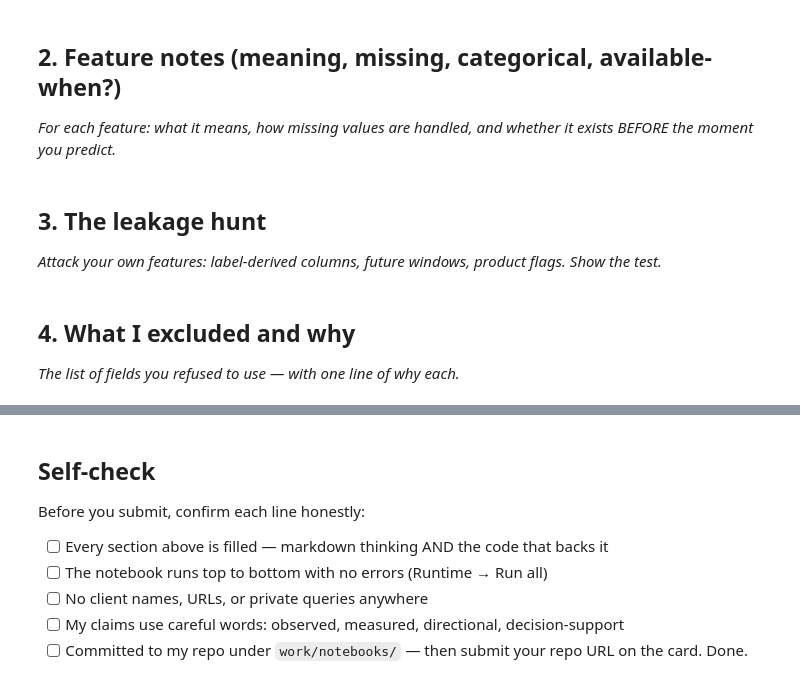
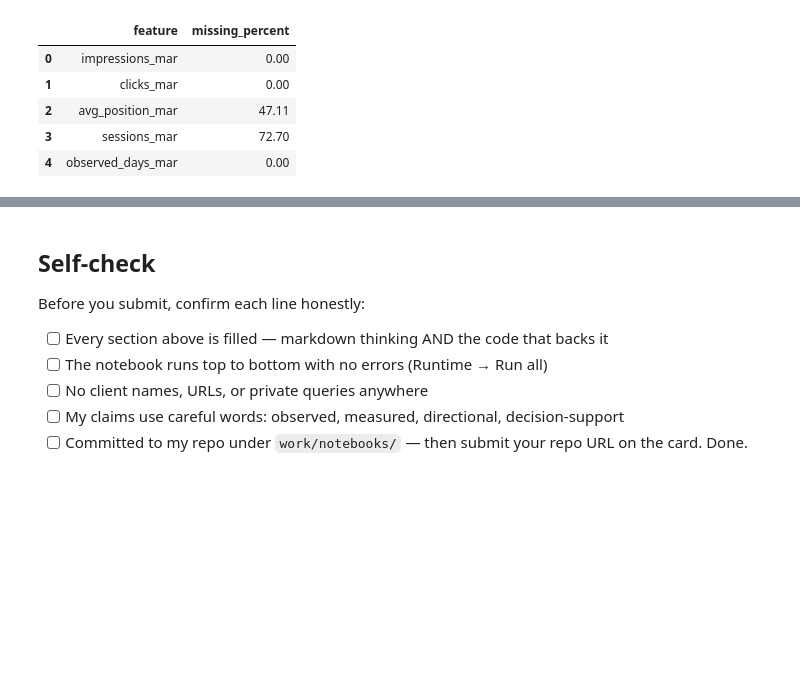
Before and after one commit to krithi-ks/flyrankAI-ML, a Jupyter notebook: work/notebooks/w03_feature_leakage_check.ipynb, the cells around one changed output, grey strips where cells are left out. Saved outputs shown, nothing was run; the diff lists cells and outputs as text; code cells hidden in the pictures; blank space fills up the shorter version.

```diff
--- a/work/notebooks/w03_feature_leakage_check.ipynb
+++ b/work/notebooks/w03_feature_leakage_check.ipynb
@@ -13,7 +148,27 @@ This skeleton is yours to fill. Work the sections **in order** — each one has
 # %%
 # This cell is for CODE (numbers, a query, a check).
 # Write your text answer in the cell ABOVE this one — typing sentences here breaks Run All.
+
+# Check missingness in the five features.
+
+feature_missingness = five_features[
+    [
+        "impressions_mar",
+        "clicks_mar",
+        "avg_position_mar",
+        "sessions_mar",
+        "observed_days_mar"
+    ]
+].isna().mean().mul(100).round(2)
+
+missingness_check = feature_missingness.reset_index()
+missingness_check.columns = ["feature", "missing_percent"]
+
+display(missingness_check)
+# %% [output]
+|  | feature | missing_percent |
+| 0 | impressions_mar | 0.00 |
+| 1 | clicks_mar | 0.00 |
+| 2 | avg_position_mar | 47.11 |
+| 3 | sessions_mar | 72.70 |
+| 4 | observed_days_mar | 0.00 |
-# %% [markdown]
-## 2. Feature notes (meaning, missing, categorical, available-when?)
-
-*For each feature: what it means, how missing values are handled, and whether it exists BEFORE the moment you predict.*
@@ -23,4 +174,0 @@ This skeleton is yours to fill. Work the sections **in order** — each one has
-# %% [markdown]
-## 3. The leakage hunt
-
-*Attack your own features: label-derived columns, future windows, product flags. Show the test.*
@@ -30,4 +174,0 @@ This skeleton is yours to fill. Work the sections **in order** — each one has
-# %% [markdown]
-## 4. What I excluded and why
-
-*The list of fields you refused to use — with one line of why each.*
```
Also changed, not shown: parts of 13 cells of this notebook.
